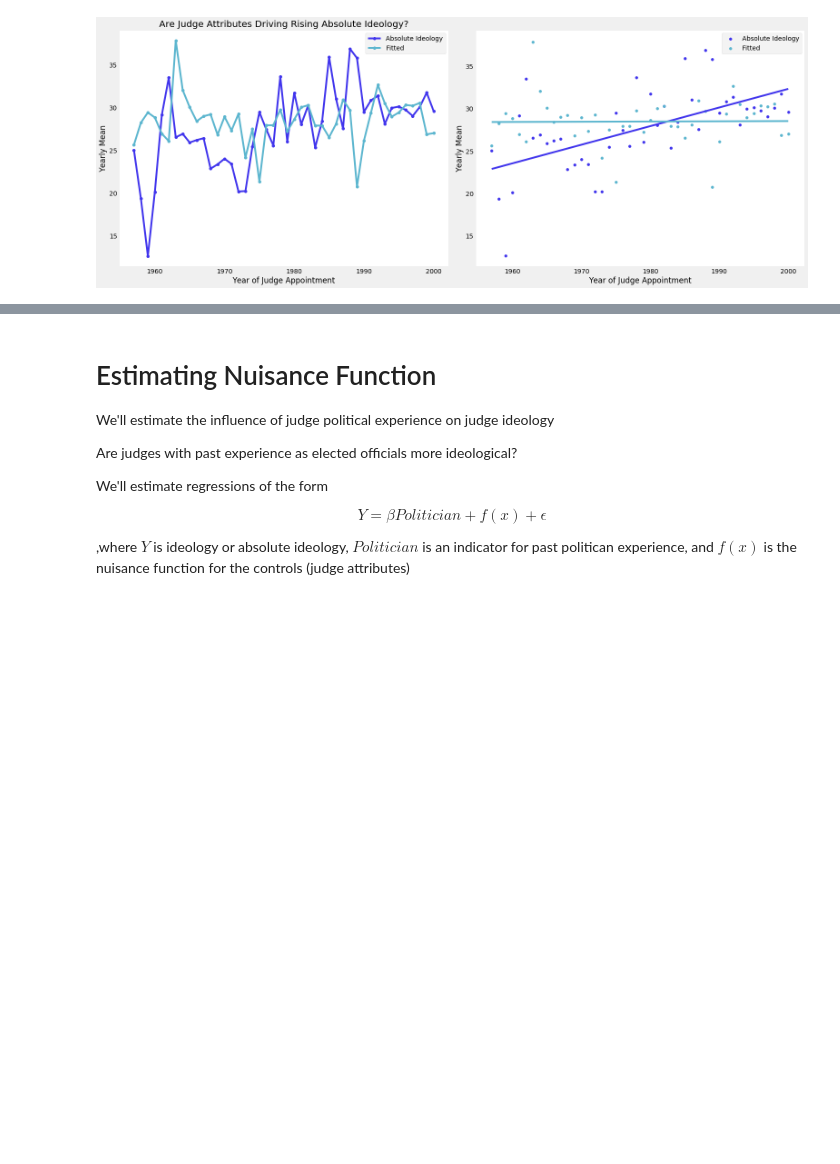
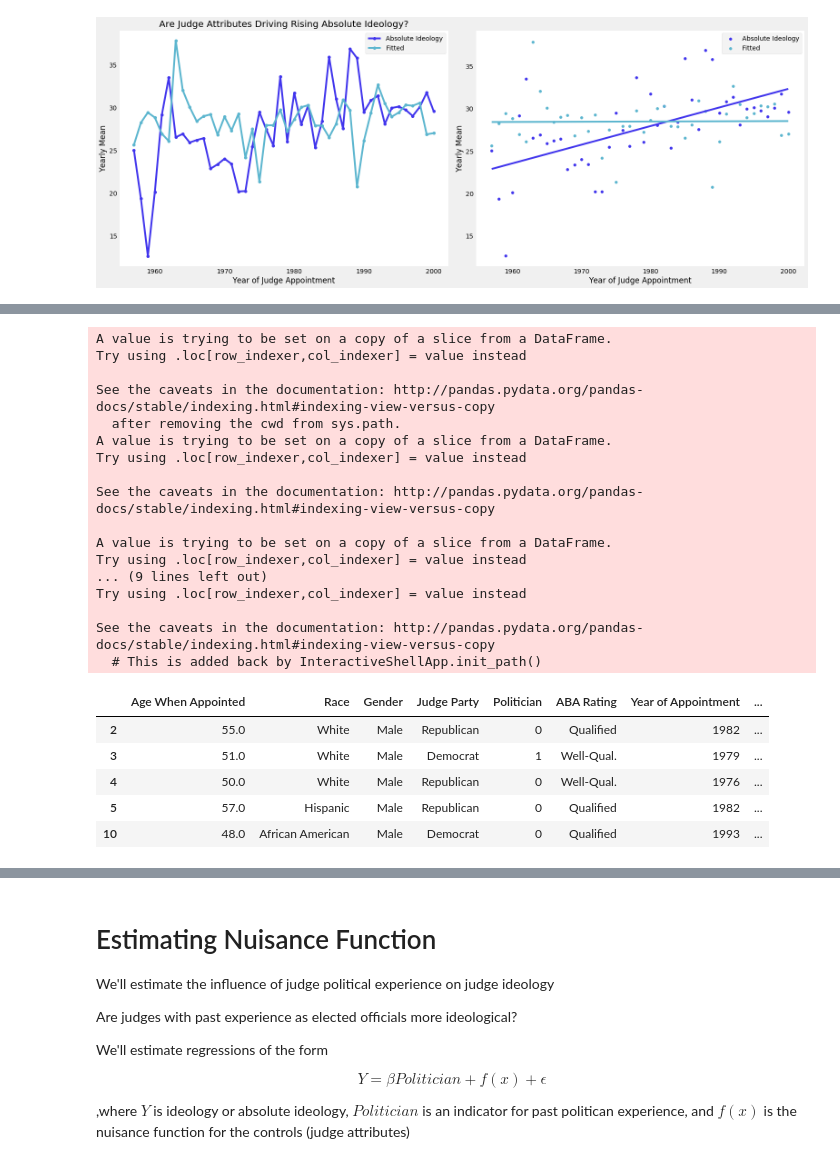
Before and after one commit to isapollnik/uscourts, a Jupyter notebook: Judge Ideology Charts.ipynb, the cells around one changed output, grey strips where cells are left out. Drawn from its saved outputs; the diff is of its cells as text; code cells hidden in the pictures; blank space fills up the shorter version.

```diff
--- a/Judge Ideology Charts.ipynb
+++ b/Judge Ideology Charts.ipynb
@@ -434,0 +439,38 @@ fig.tight_layout()
+# %%
+judges_personal = judges_ideology[["Age When Appointed","Race","Gender","Judge Party","Politician","ABA Rating","Year of Appointment"]]
+
+for race_name in ["White","African American"]:
+    judges_personal[race_name] = [1 if race == race_name else 0 for race in judges_personal["Race"]]
+
+judges_personal["Female"] = [1 if gender == "Female" else 0 for gender in judges_personal["Gender"]]
+judges_personal["Republican"] = [1 if party == "Republican" else 0 for party in judges_personal["Judge Party"]]
+judges_personal["Well Qualified"] = [1 if rating == "Well-Qual." else 0 for rating in judges_personal["ABA Rating"]]
+
+mean_age = np.mean(judges["Age When Appointed"])
+judges_personal["Young"] = [1 if age < mean_age else 0 for age in judges_personal["Age When Appointed"]]
+
+judges_personal.head()
+# %% [output]
+A value is trying to be set on a copy of a slice from a DataFrame.
+Try using .loc[row_indexer,col_indexer] = value instead
+
+See the caveats in the documentation: http://pandas.pydata.org/pandas-docs/stable/indexing.html#indexing-view-versus-copy
+  after removing the cwd from sys.path.
+A value is trying to be set on a copy of a slice from a DataFrame.
+Try using .loc[row_indexer,col_indexer] = value instead
+
+See the caveats in the documentation: http://pandas.pydata.org/pandas-docs/stable/indexing.html#indexing-view-versus-copy
+
+A value is trying to be set on a copy of a slice from a DataFrame.
+Try using .loc[row_indexer,col_indexer] = value instead
+... (9 lines left out)
+Try using .loc[row_indexer,col_indexer] = value instead
+
+See the caveats in the documentation: http://pandas.pydata.org/pandas-docs/stable/indexing.html#indexing-view-versus-copy
+  # This is added back by InteractiveShellApp.init_path()
+|  | Age When Appointed | Race | Gender | Judge Party | Politician | ABA Rating | Year of Appointment | ... |
+| 2 | 55.0 | White | Male | Republican | 0 | Qualified | 1982 | ... |
+| 3 | 51.0 | White | Male | Democrat | 1 | Well-Qual. | 1979 | ... |
+| 4 | 50.0 | White | Male | Republican | 0 | Well-Qual. | 1976 | ... |
+| 5 | 57.0 | Hispanic | Male | Republican | 0 | Qualified | 1982 | ... |
+| 10 | 48.0 | African American | Male | Democrat | 0 | Qualified | 1993 | ... |
```
Also changed, not shown: parts of 7 cells of this notebook.
